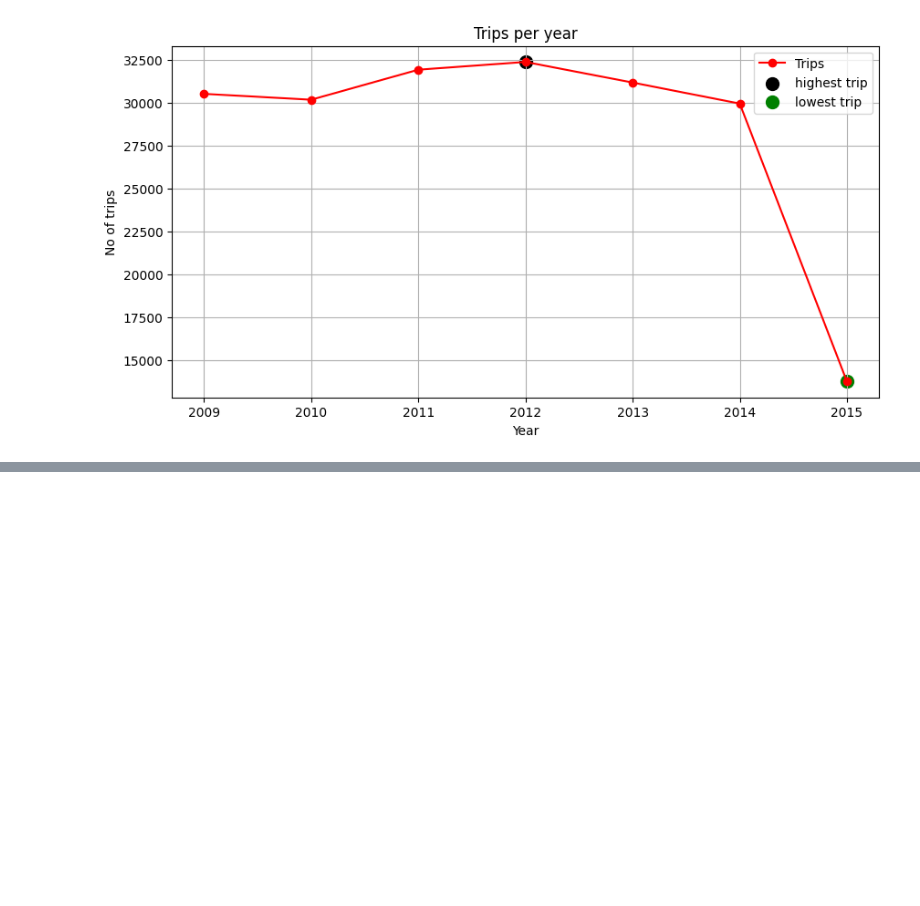
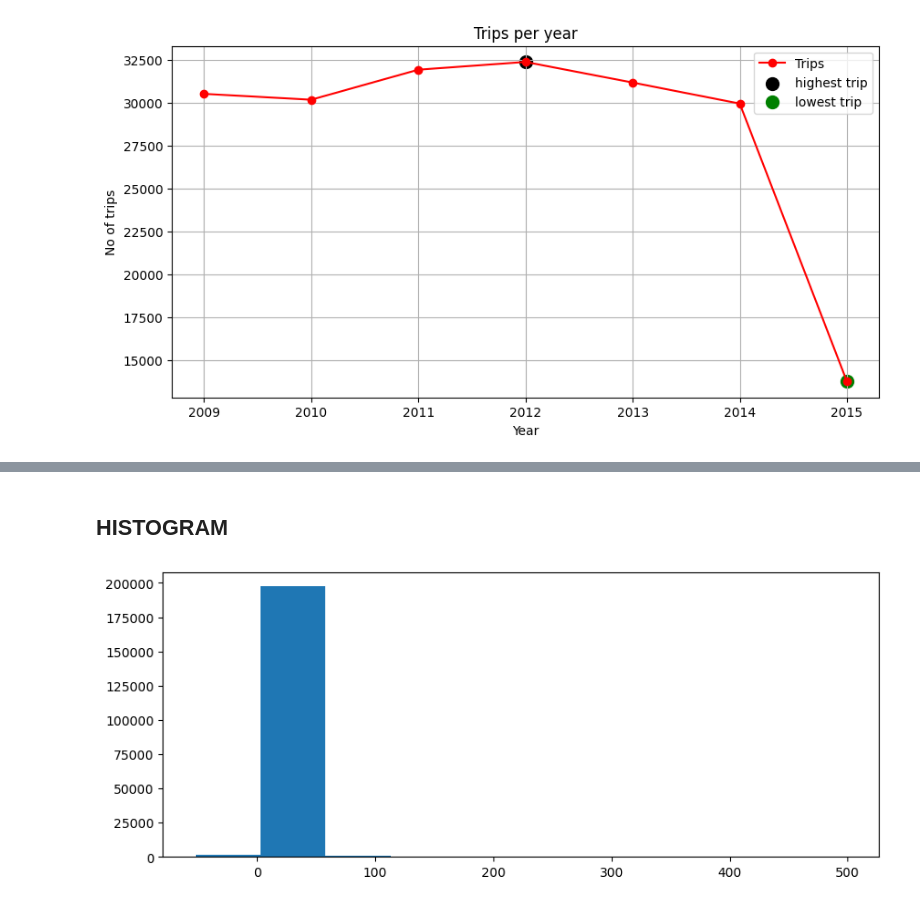
Before and after one commit to 23f3003549/ML-Internship-2026, a Jupyter notebook: notebooks/week1/uber_case_study.ipynb, the cells around one changed output, grey strips where cells are left out. Saved outputs shown, nothing was run; the diff lists cells and outputs as text; code cells hidden in the pictures; blank space fills up the shorter version.

Commit message:
Added describe, distribution plots, and outlier analysis for Uber fares and passengers

```diff
--- a/notebooks/week1/uber_case_study.ipynb
+++ b/notebooks/week1/uber_case_study.ipynb
@@ -372,0 +392,8 @@ plt.show()
+# %% [markdown]
+## HISTOGRAM
+# %%
+plt.figure(figsize=(10,4))
+plt.hist(df['fare_amount'])
+plt.show()
+# %% [output]
+[figure, added]
```
Also changed, not shown: parts of 9 cells of this notebook, 2 other files.
